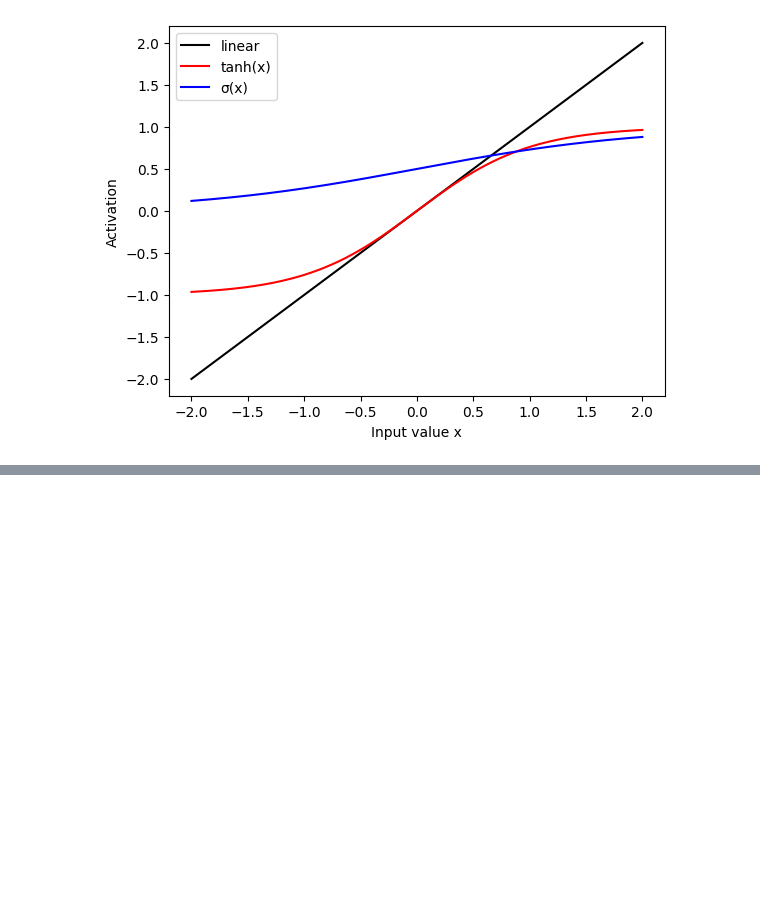
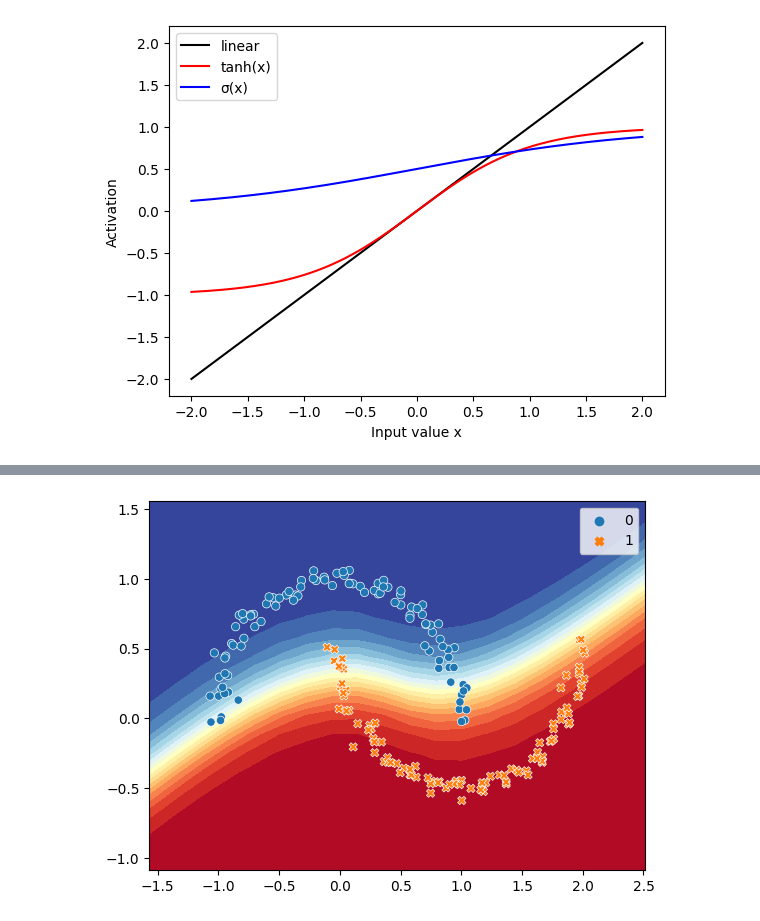
Before and after one commit to Pirner/data_science_notebooks, a Jupyter notebook: learning/inside_deeplearning/chapter_02/chapter_content.ipynb, the cells around one changed output, grey strips where cells are left out. Cells and saved outputs as stored; diff of their text form; code cells hidden in the pictures; blank space fills up the shorter version.

```diff
--- a/learning/inside_deeplearning/chapter_02/chapter_content.ipynb
+++ b/learning/inside_deeplearning/chapter_02/chapter_content.ipynb
@@ -174,0 +175,12 @@ NameError: name 'plt' is not defined
+# %%
+model = nn.Sequential(
+    nn.Linear(2, 30),
+    nn.Tanh(),
+    nn.Linear(30, 30),
+    nn.Tanh(), nn.Linear(30, 2),
+)
+train_simple_network(model, loss_func, training_loader, epochs=250)
+# %%
+visualize2DSoftmax(X, y, model)
+# %% [output]
+[figure, added]
```
Also changed, not shown: parts of 12 cells of this notebook.
